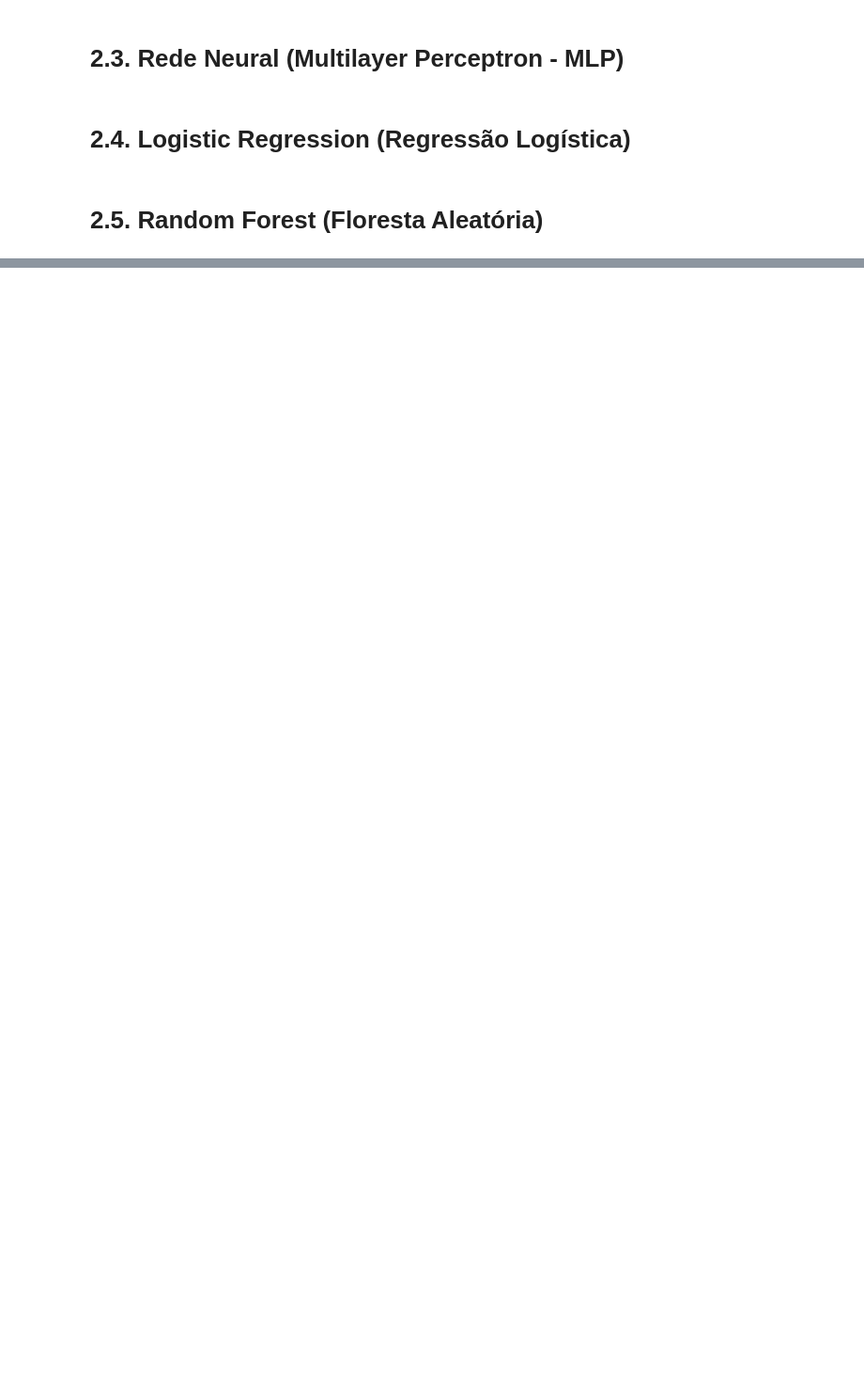
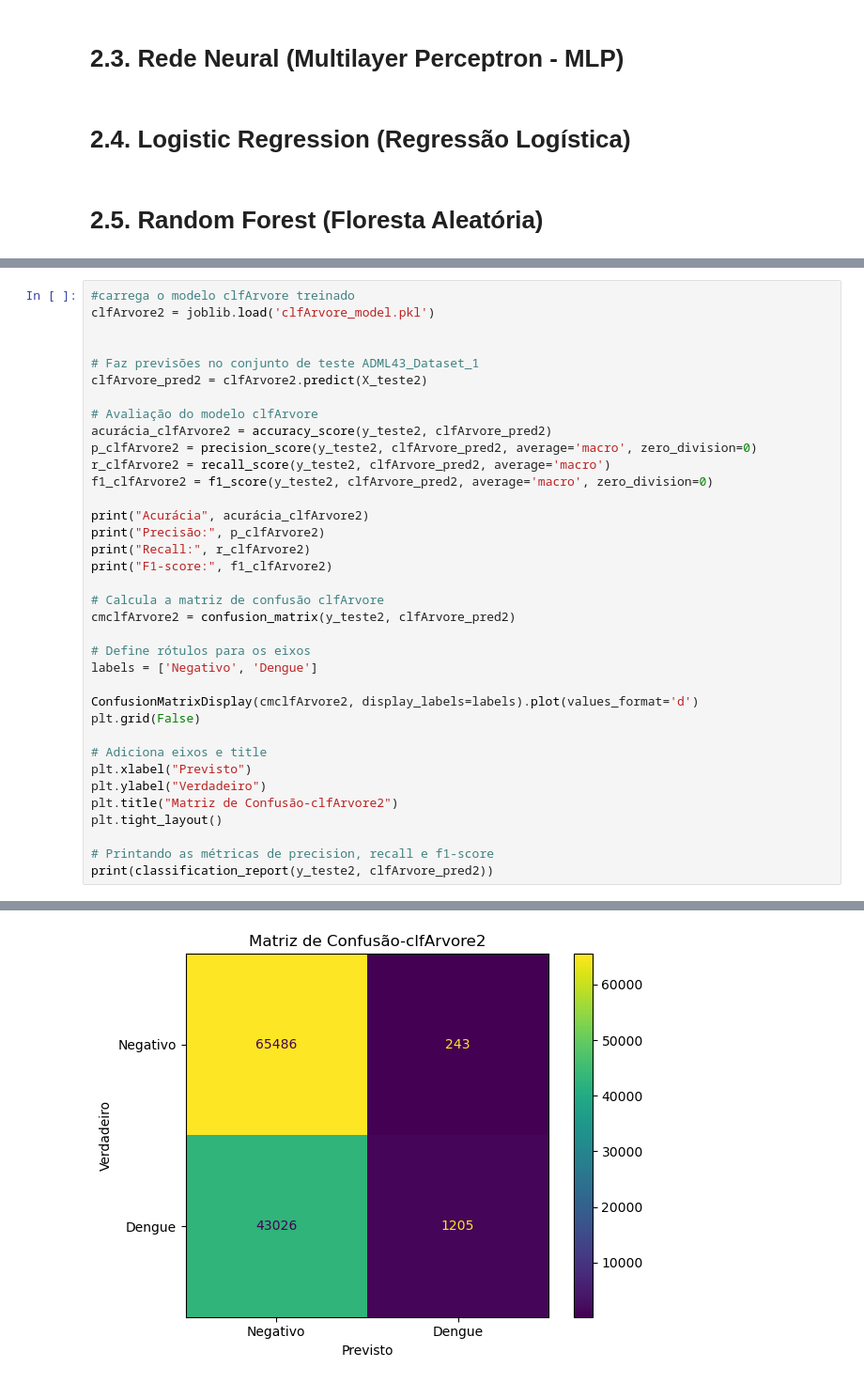
Before and after one commit to filipefreitas011/accsadml43-grupo2-etapaA, a Jupyter notebook: ADML43_Dataset_treino.ipynb, the cells around one changed output, grey strips where cells are left out. Shown at 94% size. Drawn from its saved outputs; the diff is of its cells as text; blank space fills up the shorter version.

```diff
--- a/ADML43_Dataset_treino.ipynb
+++ b/ADML43_Dataset_treino.ipynb
@@ -121,0 +256,37 @@ weighted avg       0.36      0.60      0.45    109960
+# %%
+#carrega o modelo clfArvore treinado
+clfArvore2 = joblib.load('clfArvore_model.pkl')
+
+
+# Faz previsões no conjunto de teste ADML43_Dataset_1
+clfArvore_pred2 = clfArvore2.predict(X_teste2)
+
+# Avaliação do modelo clfArvore
+acurácia_clfArvore2 = accuracy_score(y_teste2, clfArvore_pred2)
+p_clfArvore2 = precision_score(y_teste2, clfArvore_pred2, average='macro', zero_division=0)
+r_clfArvore2 = recall_score(y_teste2, clfArvore_pred2, average='macro')
+f1_clfArvore2 = f1_score(y_teste2, clfArvore_pred2, average='macro', zero_division=0)
+
+print("Acurácia", acurácia_clfArvore2)
+print("Precisão:", p_clfArvore2)
+print("Recall:", r_clfArvore2)
+print("F1-score:", f1_clfArvore2)
+
+# Calcula a matriz de confusão clfArvore
+cmclfArvore2 = confusion_matrix(y_teste2, clfArvore_pred2)
+
+# Define rótulos para os eixos
+labels = ['Negativo', 'Dengue']
+
+ConfusionMatrixDisplay(cmclfArvore2, display_labels=labels).plot(values_format='d')
+plt.grid(False)
+
+# Adiciona eixos e title
+plt.xlabel("Previsto")
+plt.ylabel("Verdadeiro")
+plt.title("Matriz de Confusão-clfArvore2")
+plt.tight_layout()
+
+# Printando as métricas de precision, recall e f1-score
+print(classification_report(y_teste2, clfArvore_pred2))
+# %% [output]
@@ -121,0 +305 @@ weighted avg       0.36      0.60      0.45    109960
+[figure, added]
```
Also changed, not shown: parts of 13 cells of this notebook, 1 other file.
